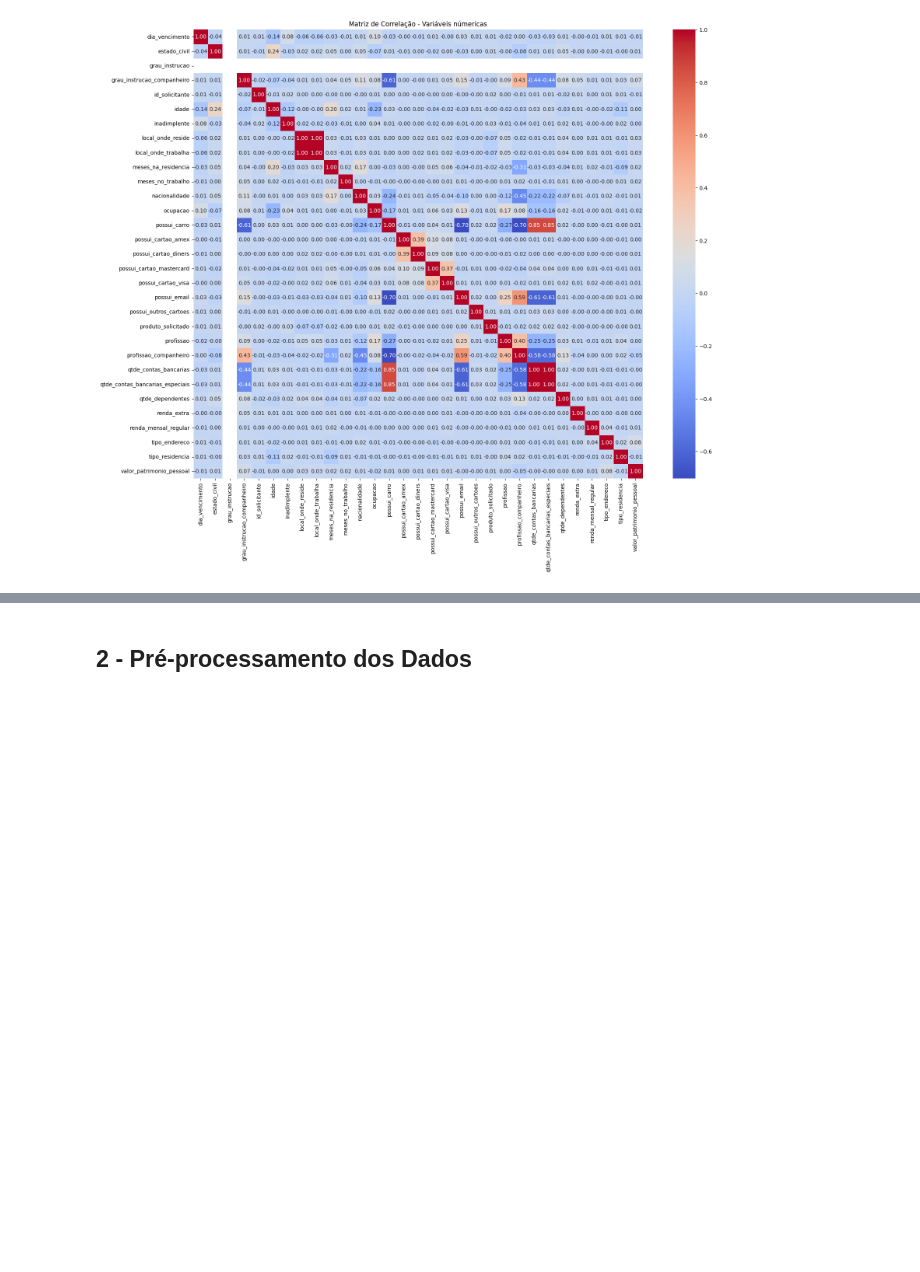
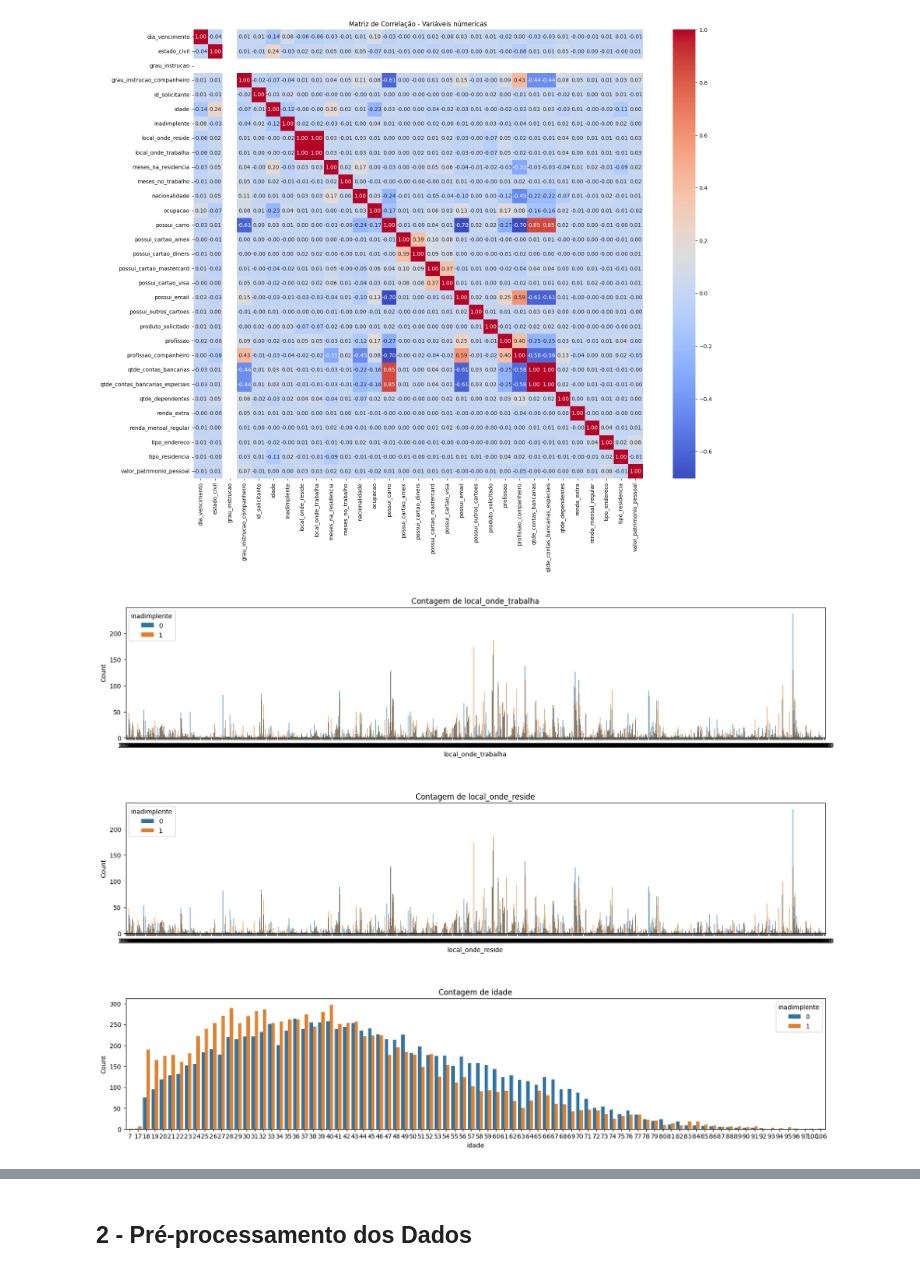
Before and after one commit to Ribeiro-Victor/eel891-machine-learning-intro, a Jupyter notebook: Task 01/relatorio.ipynb, the cells around one changed output, grey strips where cells are left out. Cells and saved outputs as stored; diff of their text form; code cells hidden in the pictures; blank space fills up the shorter version.

```diff
--- a/Task 01/relatorio.ipynb
+++ b/Task 01/relatorio.ipynb
@@ -53,4 +51,31 @@ plt.title('Matriz de Correlação - Variáveis númericas')
 plt.show()
 # %% [output]
 [figure]
+# %%
+numeric_cols = data_train.select_dtypes(include=[np.number]).columns
+choosen_cols = [col for col in data_train.columns.to_list()
+                if col not in ['id_solicitante', 'inadimplente']]
+num_cols_per_row = 1
+choosen_cols = ['local_onde_trabalha', 'local_onde_reside', 'idade']
+num_rows = len(choosen_cols) // num_cols_per_row + (len(choosen_cols) % num_cols_per_row > 0)
+
+# Criação da figura
+plt.figure(figsize=(20, num_rows * 5))
+custom_palette = {np.int64(0): '#0d9ff', np.int64(1): '#FF2600'}
+for i, col in enumerate(choosen_cols, 1):
+    plt.subplot(num_rows, num_cols_per_row, i)
+    if col == 'idade':
+        n_bins = 100
+    else:
+        n_bins = 300
+    # sns.histplot(data=data_train, x=col, hue ='inadimplente', bins=n_bins)
+    sns.countplot(data=data_train, x=col, hue ='inadimplente')
+    plt.title(f'Contagem de {col}')
+    plt.xlabel(col)
+    plt.ylabel('Count')
+
+plt.subplots_adjust(hspace=0.5)
+plt.show()
+# %% [output]
+[figure, added]
 # %%
```
Also changed, not shown: parts of 21 cells of this notebook.
